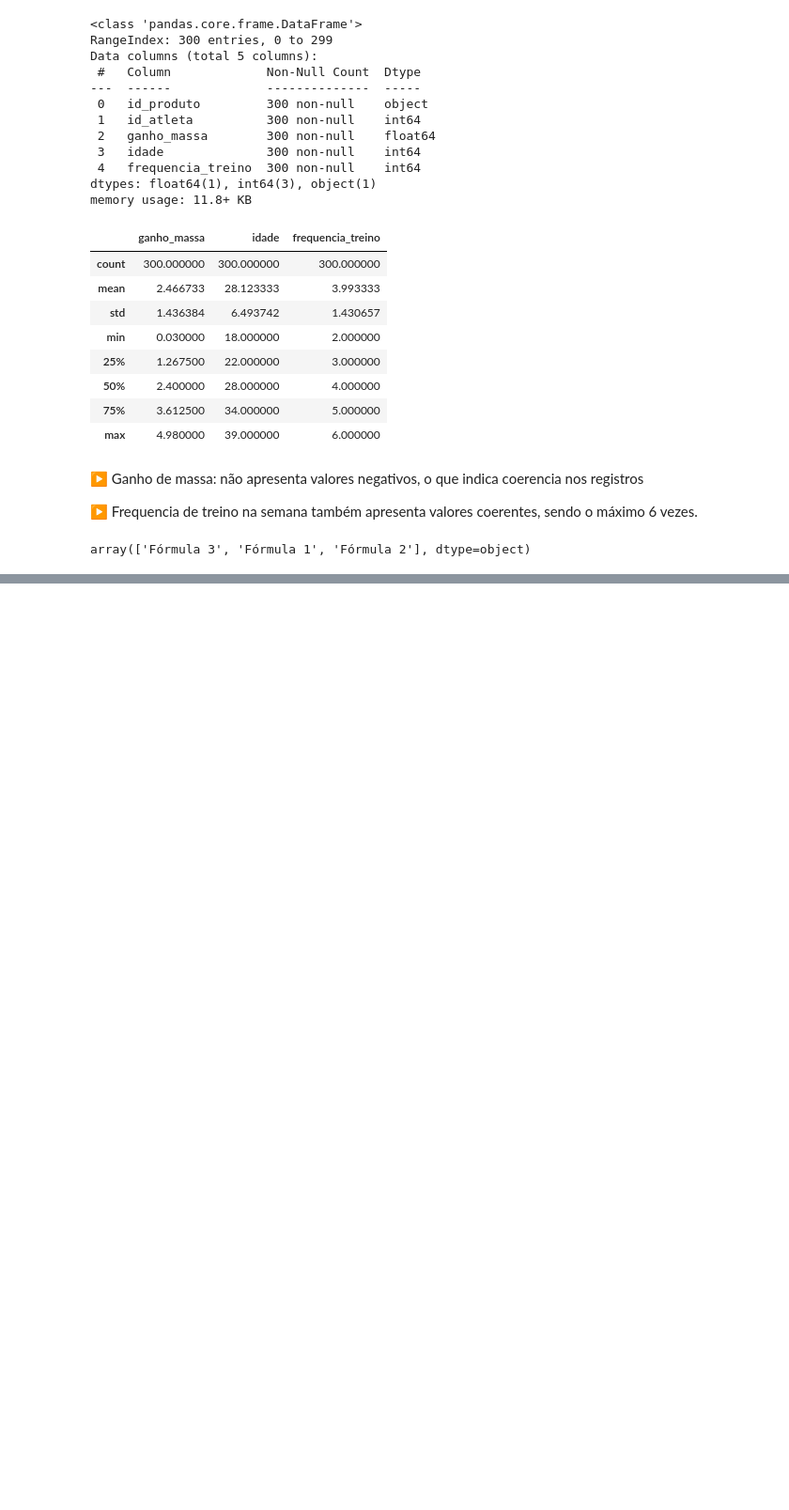
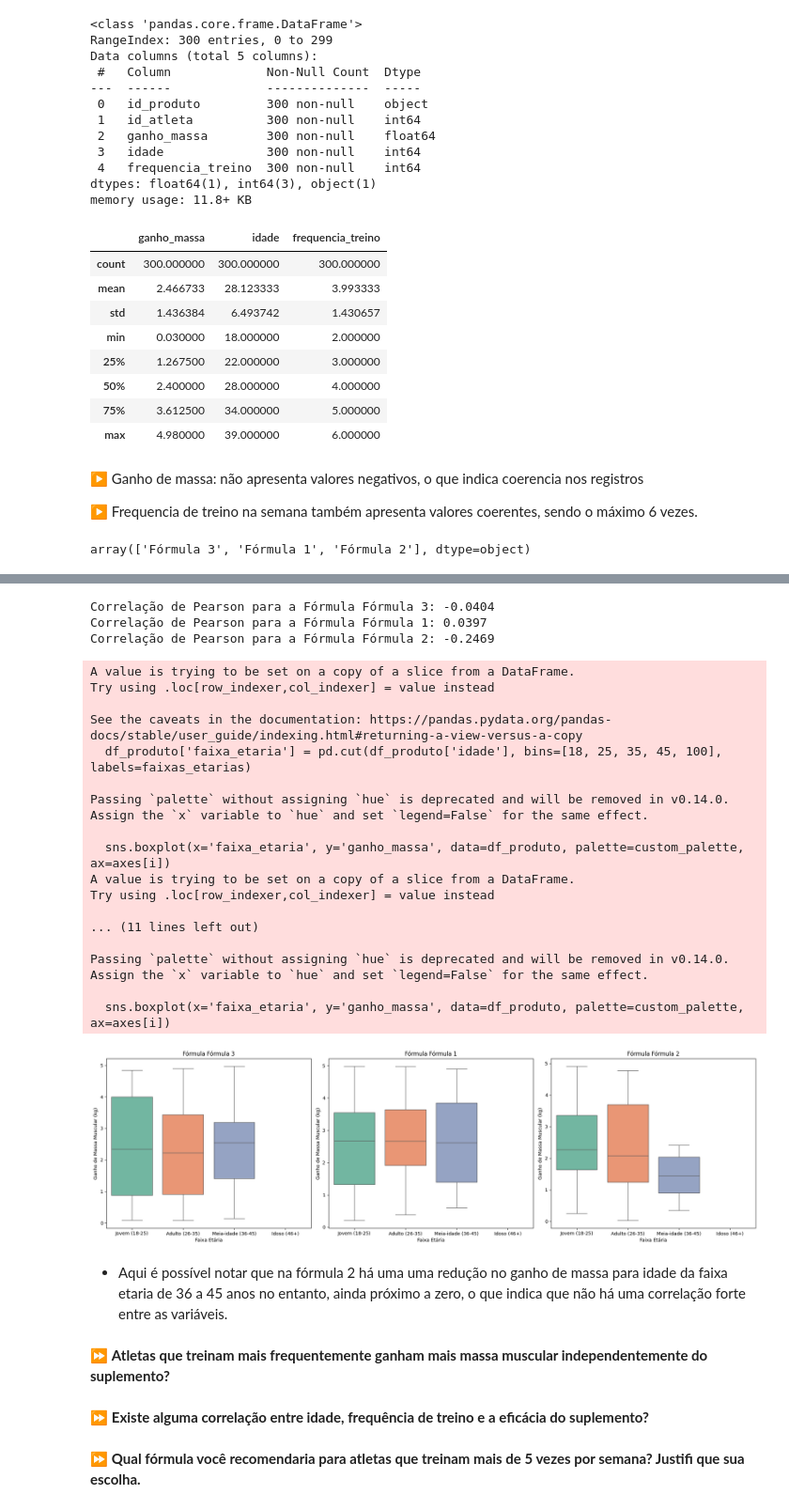
Before and after one commit to Femonello/bootcamp-data-analytics, a Jupyter notebook: Desafio_4_Squad_Fernanda.ipynb, the cells around one changed output, grey strips where cells are left out. Shown at 94% size. Cells and saved outputs as stored; diff of their text form; code cells hidden in the pictures; blank space fills up the shorter version.

```diff
--- a/Desafio_4_Squad_Fernanda.ipynb
+++ b/Desafio_4_Squad_Fernanda.ipynb
@@ -187,0 +258,75 @@ The palette list has fewer values (3) than needed (5) and will cycle, which may
+# %%
+# Analisando cada fórmula separadamente
+for produto in df['id_produto'].unique():
+    # Filtrando dados por fórmula
+    df_produto = df[df['id_produto'] == produto]
+
+    # Correlação de Pearson entre idade e ganho de massa muscular
+    correlacao = df_produto['idade'].corr(df_produto['ganho_massa'])
+
+    # Exibindo os resultados
+    print(f'Correlação de Pearson para a Fórmula {produto}: {correlacao:.4f}')
+# %% [output]
+Correlação de Pearson para a Fórmula Fórmula 3: -0.0404
+Correlação de Pearson para a Fórmula Fórmula 1: 0.0397
+Correlação de Pearson para a Fórmula Fórmula 2: -0.2469
+# %%
+import matplotlib.pyplot as plt
+import seaborn as sns
+import pandas as pd
+
+# Paleta de cores
+custom_palette = sns.color_palette('Set2')
+
+# Analisando Boxplot para cada fórmula e faixa etária
+fig, axes = plt.subplots(nrows=1, ncols=len(df['id_produto'].unique()), figsize=(20, 6))
+
+# Caso haja apenas uma fórmula, o axes será um único objeto e não uma lista
+if len(df['id_produto'].unique()) == 1:
+    axes = [axes]
+
+# Gerar os boxplots
+for i, produto in enumerate(df['id_produto'].unique()):
+    # Filtrando dados por fórmula
+    df_produto = df[df['id_produto'] == produto]
+
+    # Criar uma nova coluna para a faixa etária
+    faixas_etarias = ['Jovem (18-25)', 'Adulto (26-35)', 'Meia-idade (36-45)', 'Idoso (46+)']
+    df_produto['faixa_etaria'] = pd.cut(df_produto['idade'], bins=[18, 25, 35, 45, 100], labels=faixas_etarias)
+
+    # Gerar o boxplot para cada fórmula
+    sns.boxplot(x='faixa_etaria', y='ganho_massa', data=df_produto, palette=custom_palette, ax=axes[i])
+    axes[i].set_title(f'Fórmula {produto}')
+    axes[i].set_xlabel('Faixa Etária')
+    axes[i].set_ylabel('Ganho de Massa Muscular (kg)')
+
+# Ajustar o layout para que os gráficos não se sobreponham
+plt.tight_layout()
+plt.show()
+# %% [output]
+A value is trying to be set on a copy of a slice from a DataFrame.
+Try using .loc[row_indexer,col_indexer] = value instead
+
+See the caveats in the documentation: https://pandas.pydata.org/pandas-docs/stable/user_guide/indexing.html#returning-a-view-versus-a-copy
+  df_produto['faixa_etaria'] = pd.cut(df_produto['idade'], bins=[18, 25, 35, 45, 100], labels=faixas_etarias)
+
+Passing `palette` without assigning `hue` is deprecated and will be removed in v0.14.0. Assign the `x` variable to `hue` and set `legend=False` for the same effect.
+
+  sns.boxplot(x='faixa_etaria', y='ganho_massa', data=df_produto, palette=custom_palette, ax=axes[i])
+A value is trying to be set on a copy of a slice from a DataFrame.
+Try using .loc[row_indexer,col_indexer] = value instead
+
+... (11 lines left out)
+
+Passing `palette` without assigning `hue` is deprecated and will be removed in v0.14.0. Assign the `x` variable to `hue` and set `legend=False` for the same effect.
+
+  sns.boxplot(x='faixa_etaria', y='ganho_massa', data=df_produto, palette=custom_palette, ax=axes[i])
+[figure, added]
+# %% [markdown]
+* Aqui é possível notar que na fórmula 2 há uma uma redução no ganho de massa para idade da faixa etaria de 36 a 45 anos no entanto, ainda próximo a zero, o que indica que não há uma correlação forte entre as variáveis.
+# %% [markdown]
+⏩ **Atletas que treinam mais frequentemente ganham mais massa muscular independentemente do suplemento?**
+# %% [markdown]
+⏩ **Existe alguma correlação entre idade, frequência de treino e a eficácia do suplemento?**
+# %% [markdown]
+⏩ **Qual fórmula você recomendaria para atletas que treinam mais de 5 vezes por semana? Justifi que sua escolha.**
```
Also changed, not shown: parts of 19 cells of this notebook.
